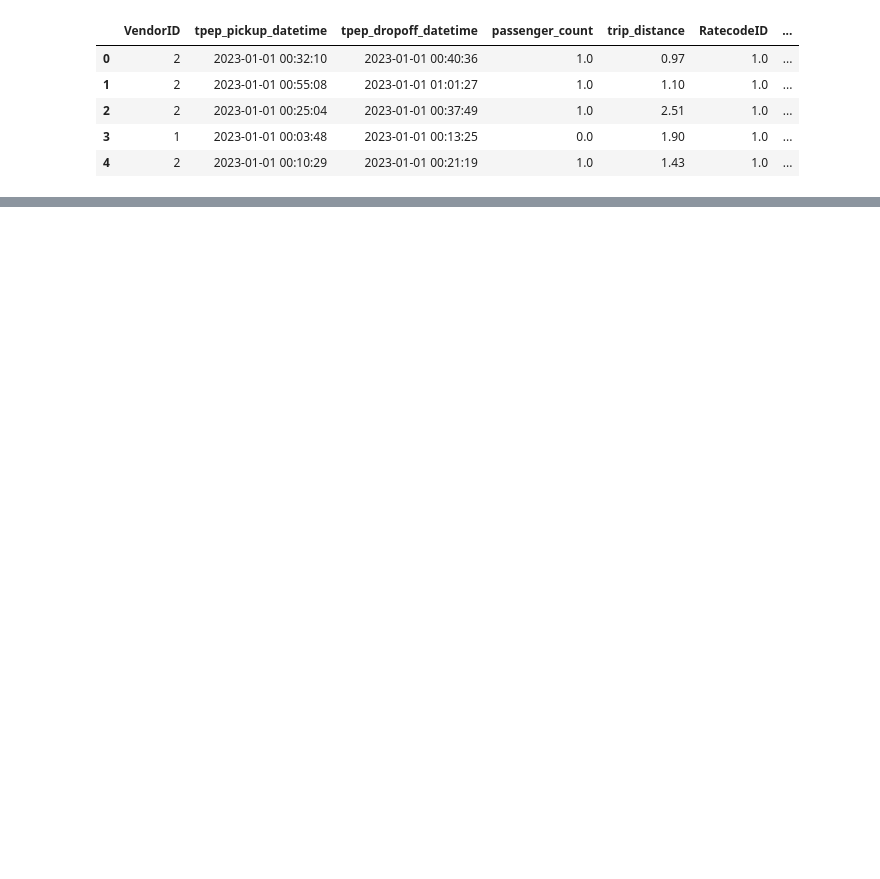
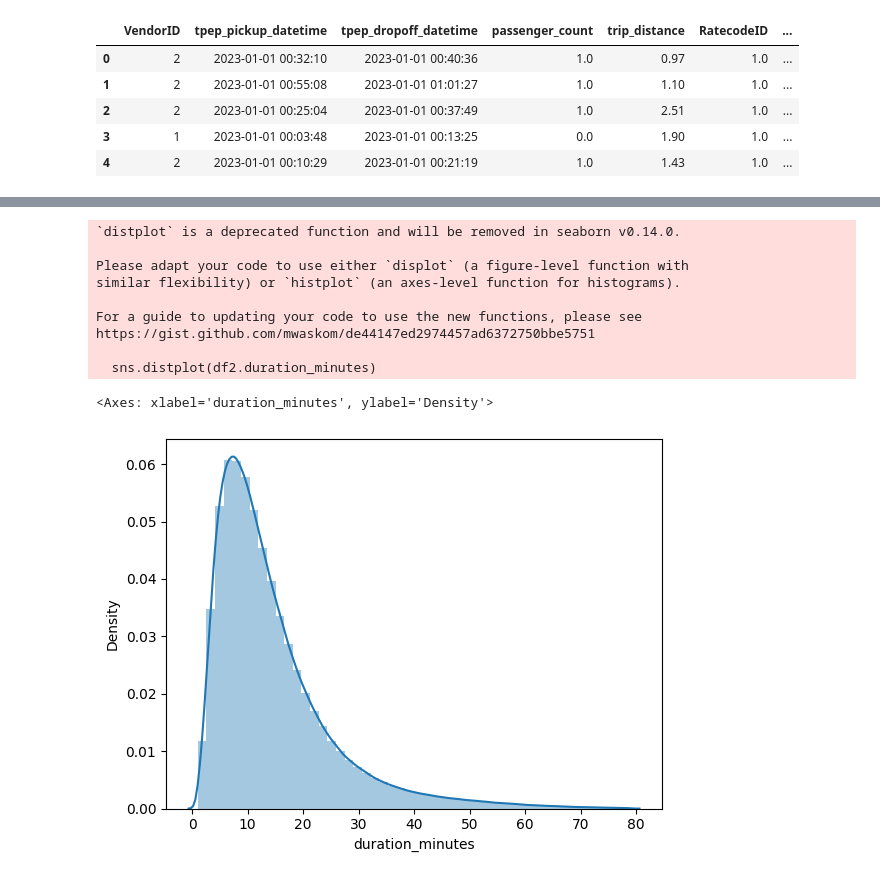
Before and after one commit to dondogecl/mlops_zoomcamp, a Jupyter notebook: 01-introduction/duration_prediction.ipynb, the cells around one changed output, grey strips where cells are left out. Drawn from its saved outputs; the diff is of its cells as text; code cells hidden in the pictures; blank space fills up the shorter version.

```diff
--- a/01-introduction/duration_prediction.ipynb
+++ b/01-introduction/duration_prediction.ipynb
@@ -24,0 +113,3 @@ df.head()
+# %%
+# lets filter out the outliers
+df2 = df[(df.duration_minutes >= 1) & (df.duration_minutes <= 79)]
@@ -24,0 +126,14 @@ df.head()
+# %%
+sns.distplot(df2.duration_minutes)
+# %% [output]
+`distplot` is a deprecated function and will be removed in seaborn v0.14.0.
+
+Please adapt your code to use either `displot` (a figure-level function with
+similar flexibility) or `histplot` (an axes-level function for histograms).
+
+For a guide to updating your code to use the new functions, please see
+https://gist.github.com/mwaskom/de44147ed2974457ad6372750bbe5751
+
+  sns.distplot(df2.duration_minutes)
+<Axes: xlabel='duration_minutes', ylabel='Density'>
+[figure, added]
```
Also changed, not shown: parts of 10 cells of this notebook.
